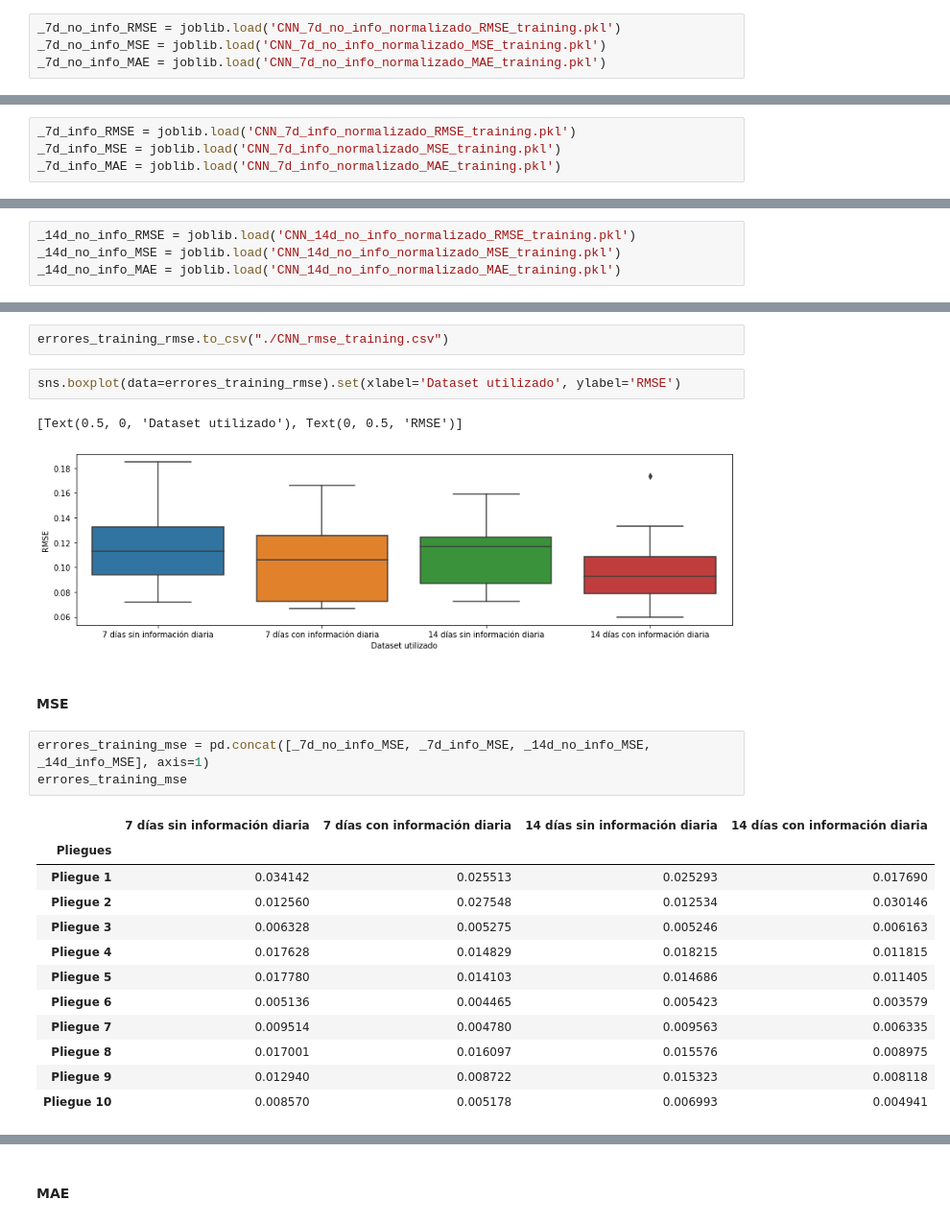
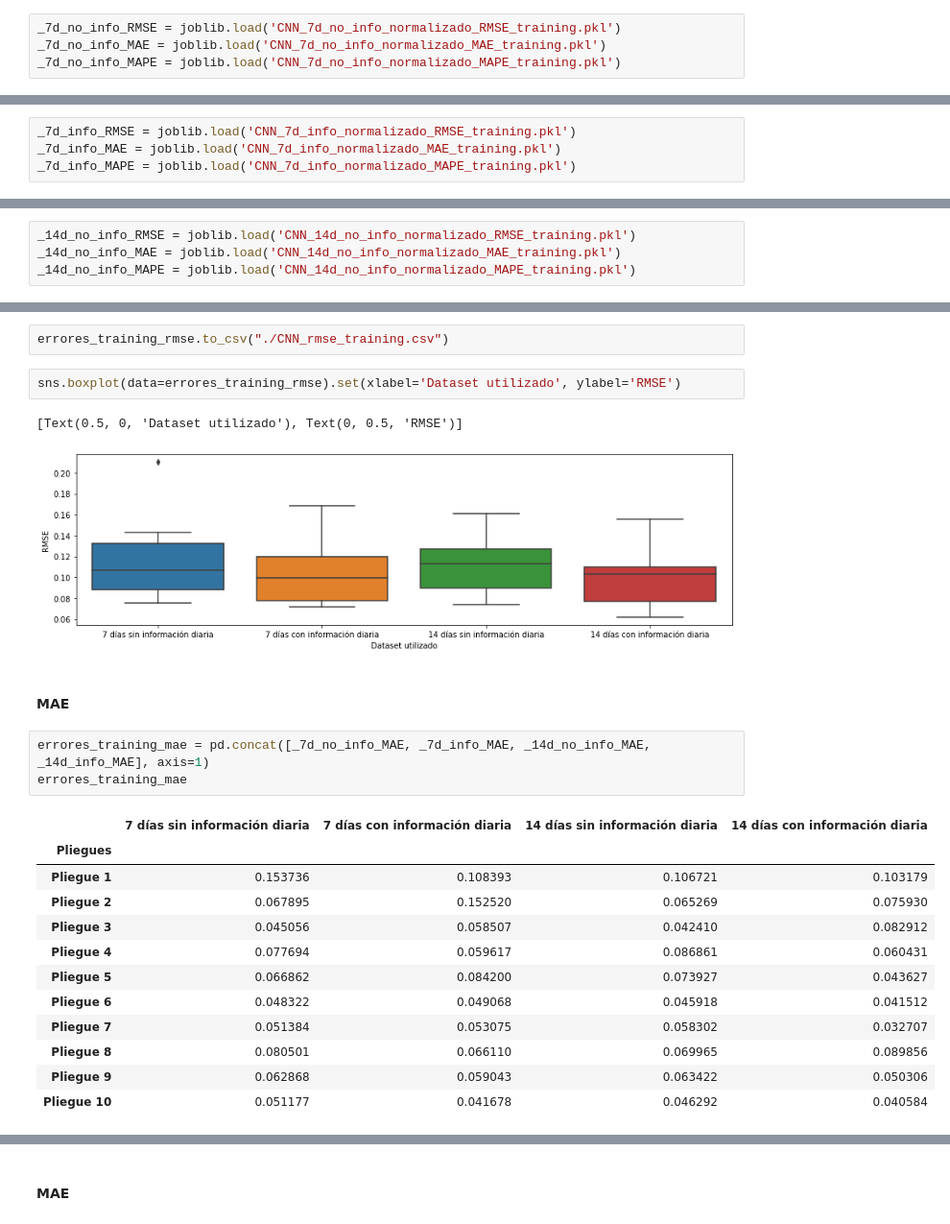
Before and after one commit to AlexMtGit/TFG, a Jupyter notebook: Notebooks/04_CNN.ipynb, the cells around one changed output, grey strips where cells are left out. Shown: that part at 96% size. Saved outputs shown, nothing was run; the diff lists cells and outputs as text.

```diff
--- a/Notebooks/04_CNN.ipynb
+++ b/Notebooks/04_CNN.ipynb
@@ -91,8 +91,8 @@ best_conf
 {'_filters': 16, '_kernel_size': 2, 'batch_size': 10, 'epochs': 20}
 # %%
 _7d_no_info_RMSE = joblib.load('CNN_7d_no_info_normalizado_RMSE_training.pkl')
-_7d_no_info_MSE = joblib.load('CNN_7d_no_info_normalizado_MSE_training.pkl')
 _7d_no_info_MAE = joblib.load('CNN_7d_no_info_normalizado_MAE_training.pkl')
+_7d_no_info_MAPE = joblib.load('CNN_7d_no_info_normalizado_MAPE_training.pkl')
 # %%
 predictor_7d_no_info = load_model('CNN_7d_no_info_normalizado_best_model.h5')
 # %%
@@ -148,7 +148,7 @@ best_conf
 # %%
 _7d_info_RMSE = joblib.load('CNN_7d_info_normalizado_RMSE_training.pkl')
-_7d_info_MSE = joblib.load('CNN_7d_info_normalizado_MSE_training.pkl')
 _7d_info_MAE = joblib.load('CNN_7d_info_normalizado_MAE_training.pkl')
+_7d_info_MAPE = joblib.load('CNN_7d_info_normalizado_MAPE_training.pkl')
 # %%
 predictor_7d_info = load_model('CNN_7d_info_normalizado_best_model.h5')
 # %%
@@ -203,8 +203,8 @@ best_conf
 {'_filters': 32, '_kernel_size': 1, 'batch_size': 10, 'epochs': 20}
 # %%
 _14d_no_info_RMSE = joblib.load('CNN_14d_no_info_normalizado_RMSE_training.pkl')
-_14d_no_info_MSE = joblib.load('CNN_14d_no_info_normalizado_MSE_training.pkl')
 _14d_no_info_MAE = joblib.load('CNN_14d_no_info_normalizado_MAE_training.pkl')
+_14d_no_info_MAPE = joblib.load('CNN_14d_no_info_normalizado_MAPE_training.pkl')
 # %%
 predictor_14d_no_info = load_model('CNN_14d_no_info_normalizado_best_model.h5')
 # %%
@@ -303,23 +303,23 @@ errores_training_rmse.to_csv("./CNN_rmse_training.csv")
 sns.boxplot(data=errores_training_rmse).set(xlabel='Dataset utilizado', ylabel='RMSE')
 # %% [output]
 [Text(0.5, 0, 'Dataset utilizado'), Text(0, 0.5, 'RMSE')]
-[figure, old version]
+[figure, new version]
 # %% [markdown]
-#### MSE
+#### MAE
 # %%
-errores_training_mse = pd.concat([_7d_no_info_MSE, _7d_info_MSE, _14d_no_info_MSE, _14d_info_MSE], axis=1)
-errores_training_mse
+errores_training_mae = pd.concat([_7d_no_info_MAE, _7d_info_MAE, _14d_no_info_MAE, _14d_info_MAE], axis=1)
+errores_training_mae
 # %% [output]
 |  | 7 días sin información diaria | 7 días con información diaria | 14 días sin información diaria | 14 días con información diaria |
 | Pliegues |  |  |  |  |
-| Pliegue 1 | 0.034142 | 0.025513 | 0.025293 | 0.017690 |
-| Pliegue 2 | 0.012560 | 0.027548 | 0.012534 | 0.030146 |
-| Pliegue 3 | 0.006328 | 0.005275 | 0.005246 | 0.006163 |
-| Pliegue 4 | 0.017628 | 0.014829 | 0.018215 | 0.011815 |
-| Pliegue 5 | 0.017780 | 0.014103 | 0.014686 | 0.011405 |
-| Pliegue 6 | 0.005136 | 0.004465 | 0.005423 | 0.003579 |
-| Pliegue 7 | 0.009514 | 0.004780 | 0.009563 | 0.006335 |
-| Pliegue 8 | 0.017001 | 0.016097 | 0.015576 | 0.008975 |
-| Pliegue 9 | 0.012940 | 0.008722 | 0.015323 | 0.008118 |
-| Pliegue 10 | 0.008570 | 0.005178 | 0.006993 | 0.004941 |
+| Pliegue 1 | 0.153736 | 0.108393 | 0.106721 | 0.103179 |
+| Pliegue 2 | 0.067895 | 0.152520 | 0.065269 | 0.075930 |
+| Pliegue 3 | 0.045056 | 0.058507 | 0.042410 | 0.082912 |
+| Pliegue 4 | 0.077694 | 0.059617 | 0.086861 | 0.060431 |
+| Pliegue 5 | 0.066862 | 0.084200 | 0.073927 | 0.043627 |
+| Pliegue 6 | 0.048322 | 0.049068 | 0.045918 | 0.041512 |
+| Pliegue 7 | 0.051384 | 0.053075 | 0.058302 | 0.032707 |
+| Pliegue 8 | 0.080501 | 0.066110 | 0.069965 | 0.089856 |
+| Pliegue 9 | 0.062868 | 0.059043 | 0.063422 | 0.050306 |
+| Pliegue 10 | 0.051177 | 0.041678 | 0.046292 | 0.040584 |
 # %%
```
Also changed, not shown: parts of 24 cells of this notebook, 58 other files.
